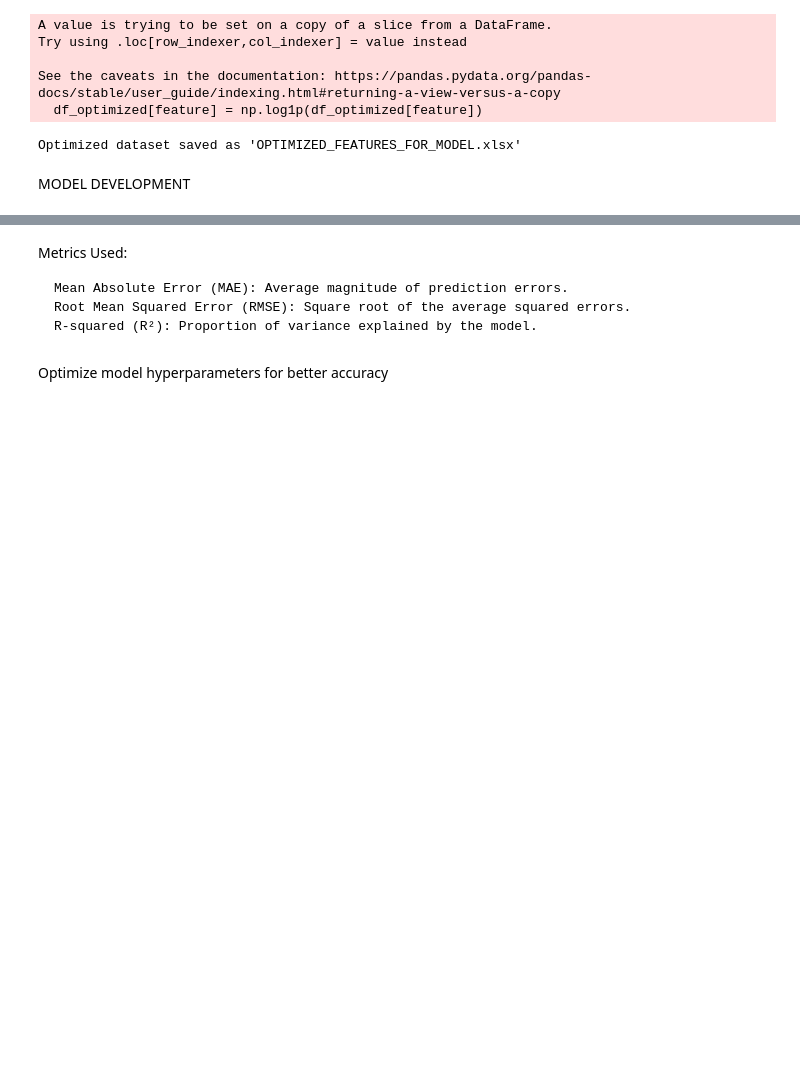
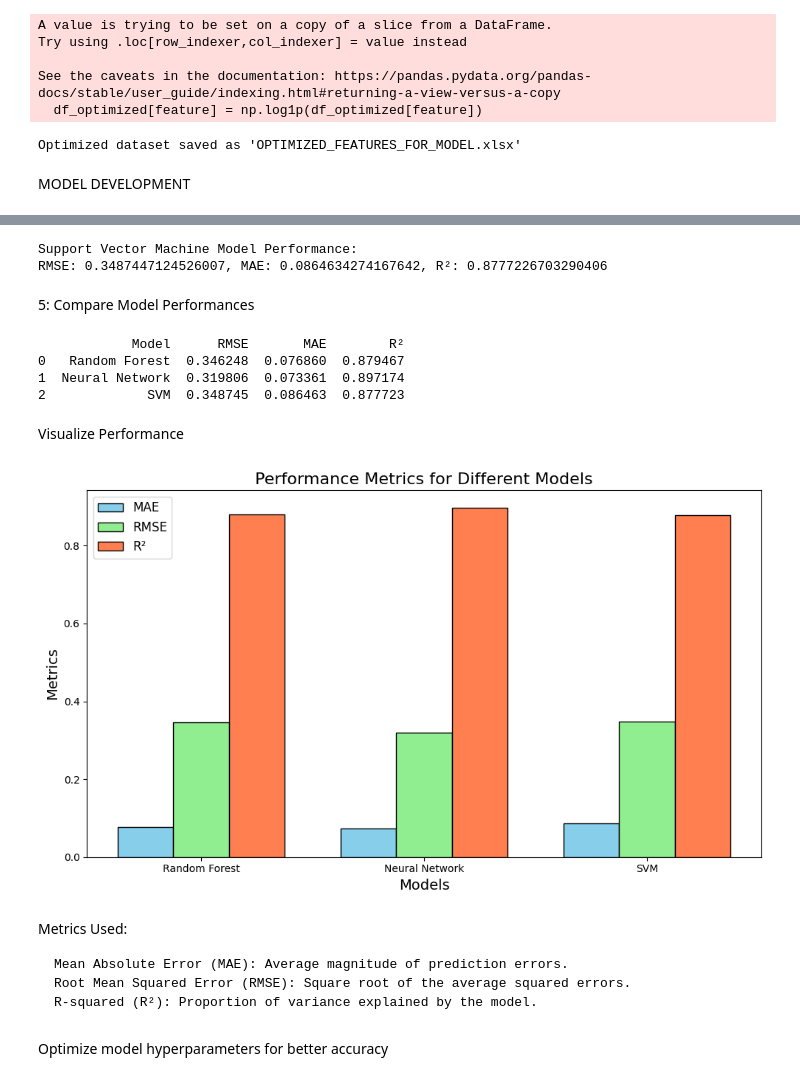
Before and after one commit to Athman-Athman/RESEARCH, a Jupyter notebook: RESEARCH_DATA_ANALYSIS_VTT_NOV_24.ipynb, the cells around one changed output, grey strips where cells are left out. Saved outputs shown, nothing was run; the diff lists cells and outputs as text; code cells hidden in the pictures; blank space fills up the shorter version.

```diff
--- a/RESEARCH_DATA_ANALYSIS_VTT_NOV_24.ipynb
+++ b/RESEARCH_DATA_ANALYSIS_VTT_NOV_24.ipynb
@@ -985,3 +1024,83 @@ NameError: name 'train_test_split' is not defined
+# %%
+# SVM with GridSearchCV for hyperparameter tuning
+svr = SVR()
+svr_params = {
+    "kernel": ["linear", "rbf"],
+    "C": [0.1, 1, 10],
+    "epsilon": [0.1, 0.2, 0.5]
+}
+
+grid_svr = GridSearchCV(svr, svr_params, cv=5, scoring="neg_mean_squared_error")
+grid_svr.fit(X_train, y_train)
+
+# Best SVM Model
+best_svr = grid_svr.best_estimator_
+
+# Predict on test set
+svr_predictions = best_svr.predict(X_test)
+
+# Evaluate SVM model
+svr_rmse = np.sqrt(mean_squared_error(y_test, svr_predictions))
+svr_mae = mean_absolute_error(y_test, svr_predictions)
+svr_r2 = r2_score(y_test, svr_predictions)
+
+print("Support Vector Machine Model Performance:")
+print(f"RMSE: {svr_rmse}, MAE: {svr_mae}, R²: {svr_r2}")
+# %% [output]
+Support Vector Machine Model Performance:
+RMSE: 0.3487447124526007, MAE: 0.0864634274167642, R²: 0.8777226703290406
+# %% [markdown]
+5: Compare Model Performances
+# %%
+performance = pd.DataFrame({
+    "Model": ["Random Forest", "Neural Network", "SVM"],
+    "RMSE": [rf_rmse, nn_rmse, svr_rmse],
+    "MAE": [rf_mae, nn_mae, svr_mae],
+    "R²": [rf_r2, nn_r2, svr_r2]
+})
+
+print(performance)
+# %% [output]
+            Model      RMSE       MAE        R²
+0   Random Forest  0.346248  0.076860  0.879467
+1  Neural Network  0.319806  0.073361  0.897174
+2             SVM  0.348745  0.086463  0.877723
+# %% [markdown]
+Visualize Performance
+# %%
+import matplotlib.pyplot as plt
+import numpy as np
+
+# Example performance metrics (replace with actual results)
+models = ['Random Forest', 'Neural Network', 'SVM']
+mae = [0.076860, 0.073361, 0.086463]  # Mean Absolute Error
+rmse = [0.346248, 0.319806, 0.348745]  # Root Mean Squared Error
+r2 = [0.879467, 0.897174, 0.877723]  # R-squared
+
+# Create figure and axis
+x = np.arange(len(models))  # Label locations
+width = 0.25  # Width of the bars
+
+fig, ax = plt.subplots(figsize=(10, 6))
+
+# Bar plots for each metric
+ax.bar(x - width, mae, width, label='MAE', color='skyblue', edgecolor='black')
+ax.bar(x, rmse, width, label='RMSE', color='lightgreen', edgecolor='black')
+ax.bar(x + width, r2, width, label='R²', color='coral', edgecolor='black')
+
+# Add labels, title, and legend
+ax.set_xlabel('Models', fontsize=14)
+ax.set_ylabel('Metrics', fontsize=14)
+ax.set_title('Performance Metrics for Different Models', fontsize=16)
+ax.set_xticks(x)
+ax.set_xticklabels(models)
+ax.legend(fontsize=12)
+
+# Display the plot
+plt.tight_layout()
+plt.show()
+# %% [output]
+[figure, added]
 # %% [markdown]
 Metrics Used:
 
```
Also changed, not shown: parts of 9 cells of this notebook.
